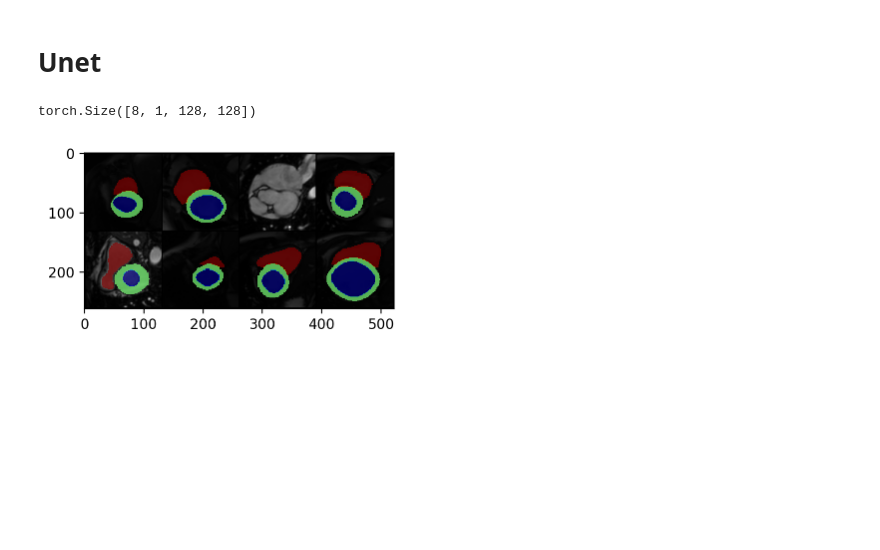
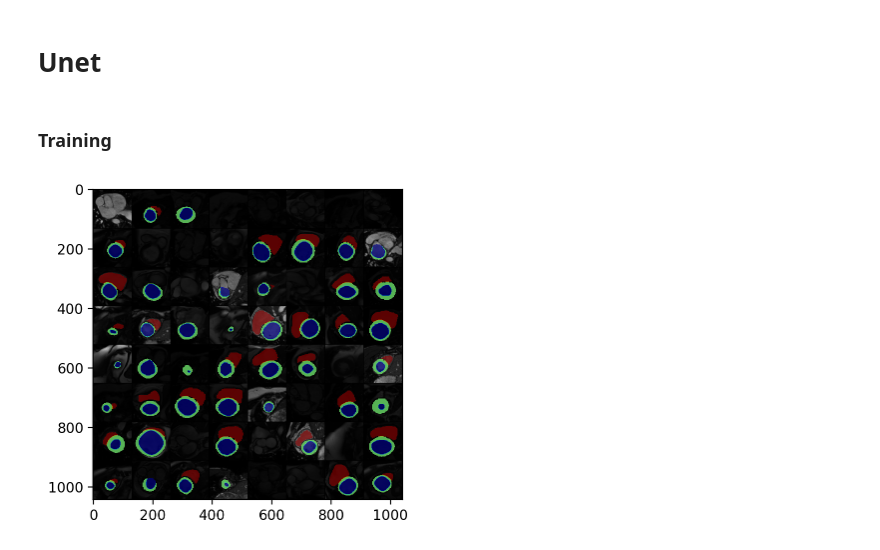
Before and after one commit to MAHDI-Imen/M-M, a Jupyter notebook: M_M.ipynb, the cells around one changed output. Cells and saved outputs as stored; diff of their text form; code cells hidden in the pictures; blank space fills up the shorter version.

```diff
--- a/M_M.ipynb
+++ b/M_M.ipynb
@@ -104,7 +91,5 @@ images, labels = next(dataiter)
-# %%
-images.shape
-# %% [output]
-torch.Size([8, 1, 128, 128])
+# %% [markdown]
+### Training
 # %%
 def imshow(img, seg=None):
     npimg = img.numpy()[0]
@@ -115,9 +100,29 @@ def imshow(img, seg=None):
         cmap = plt.colormaps.get_cmap('jet')
         masked = np.ma.masked_where(seg == 0, seg)
         plt.imshow(masked, cmap=cmap, alpha=0.7)
-# %%
-images, labels = next(dataiter)
-imshow(torchvision.utils.make_grid(images,nrow=4), torchvision.utils.make_grid(labels,nrow=4))
-# %% [output]
-[figure, removed]
+# %%
+batch_size = 64
+num_classes = 4
+
+
+training_loader = torch.utils.data.DataLoader(
+    train_dataset,
+    batch_size=batch_size,
+    shuffle=True,
+    num_workers=10,
+    )
+
+validation_loader = torch.utils.data.DataLoader(
+    valid_dataset,
+    batch_size=batch_size,
+    shuffle=False,
+    num_workers=10
+    )
+
+dataiter = iter(training_loader)
+images, labels = next(dataiter)
+
+imshow(torchvision.utils.make_grid(images), torchvision.utils.make_grid(labels))
+# %% [output]
+[figure, added]
 # %%
```
Also changed, not shown: parts of 23 cells of this notebook, 3 other files.
